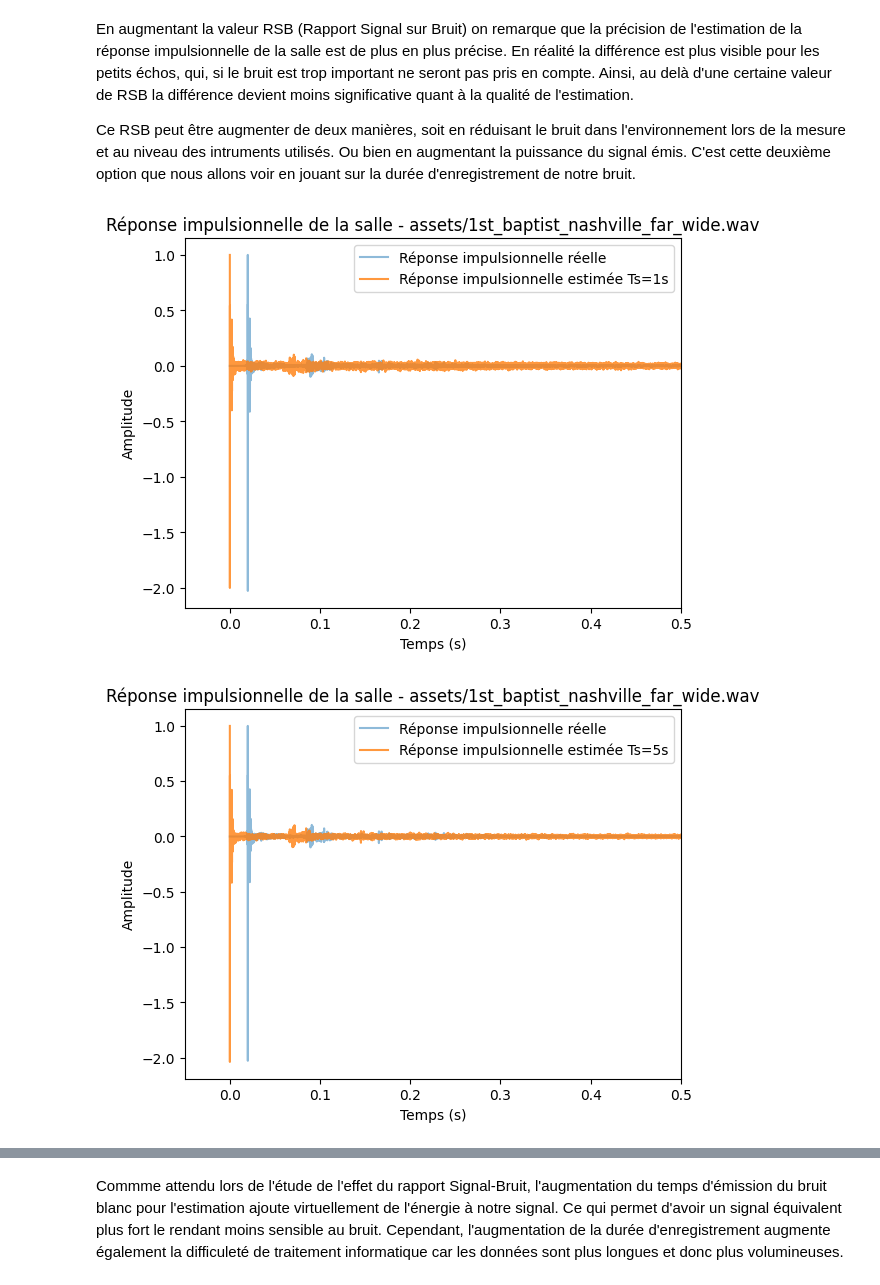
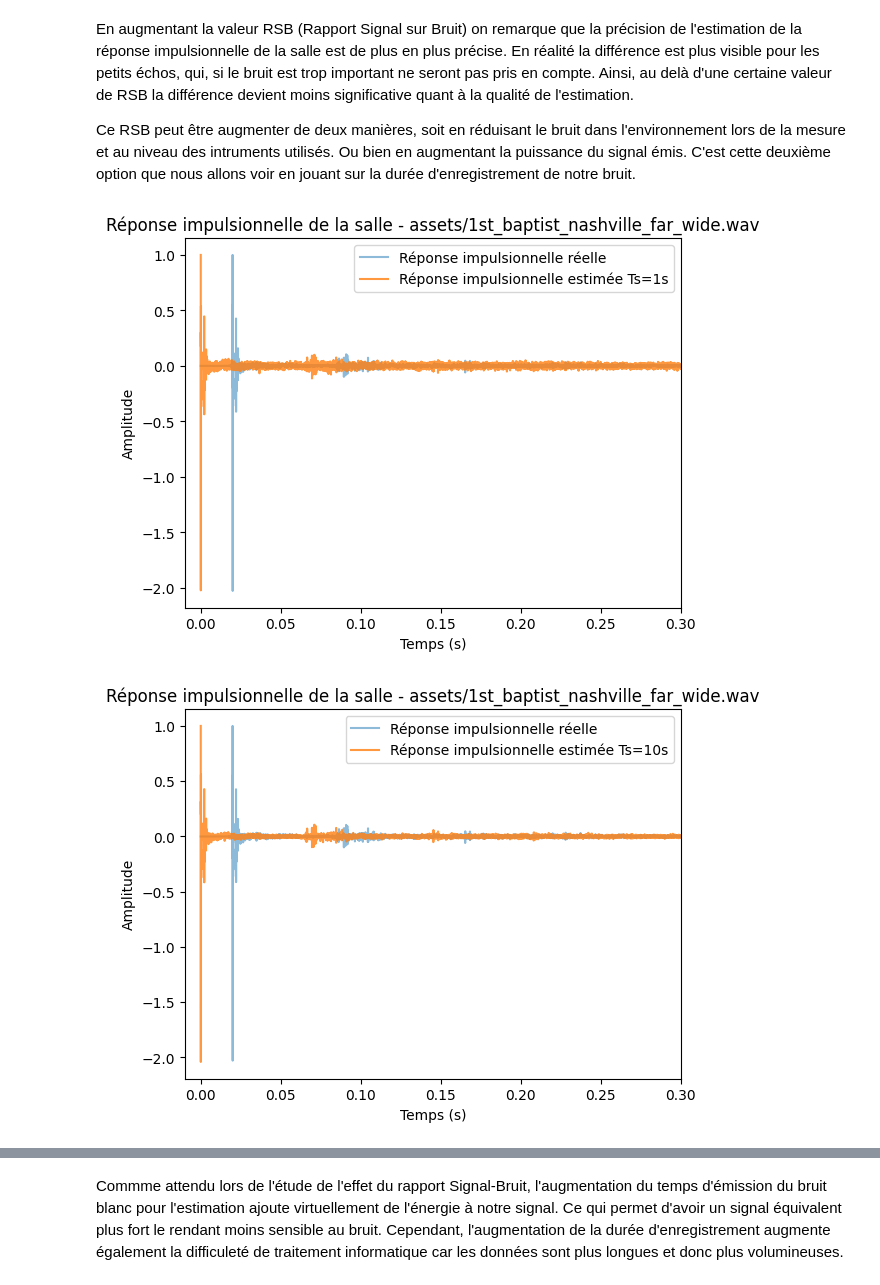
Before and after one commit to Captainfl4me/signal-processing-exp, a Jupyter notebook: Compte_rendu_TP.ipynb, the cells around one changed output, grey strips where cells are left out. Saved outputs shown, nothing was run; the diff lists cells and outputs as text; code cells hidden in the pictures.

```diff
--- a/Compte_rendu_TP.ipynb
+++ b/Compte_rendu_TP.ipynb
@@ -217,7 +194,7 @@ En augmentant la valeur RSB (Rapport Signal sur Bruit) on remarque que la préci
 Ce RSB peut être augmenter de deux manières, soit en réduisant le bruit dans l'environnement lors de la mesure et au niveau des intruments utilisés. Ou bien en augmentant la puissance du signal émis. C'est cette deuxième option que nous allons voir en jouant sur la durée d'enregistrement de notre bruit.
 # %%
 # Paramètres
-Ts = [1, 5, 10]  # secondes
+Ts = [1, 10, 20]  # secondes
 fs = 44000  # Hz
 c = 340  # vitesse du son
 
@@ -243,16 +220,16 @@ for noise in noises:
 # %%
 th = np.arange(0, len(estimations[0]))/fs  # Fréquences correspondantes
 th2 = np.arange(0, len(h_nashville))/fs  # Fréquences correspondantes
 
 for i, estimation in enumerate(estimations):
     plt.figure()
     plt.plot(th2, h_nashville/max(h_nashville), alpha=0.5, label="Réponse impulsionnelle réelle")
     plt.plot(th, estimation/max(estimation), alpha=0.8, label=f"Réponse impulsionnelle estimée Ts={Ts[i]}s")
     plt.title("Réponse impulsionnelle de la salle - " + RI_nashville)
     plt.xlabel("Temps (s)")
     plt.ylabel("Amplitude")
     plt.legend()
-    plt.xlim(-0.05, 0.5)
+    plt.xlim(-0.01, 0.3)
 # %% [output]
-[figure, old version]
+[figure, new version]
-[figure, old version]
+[figure, new version]
```
Also changed, not shown: parts of 19 cells of this notebook, 6 other files.
